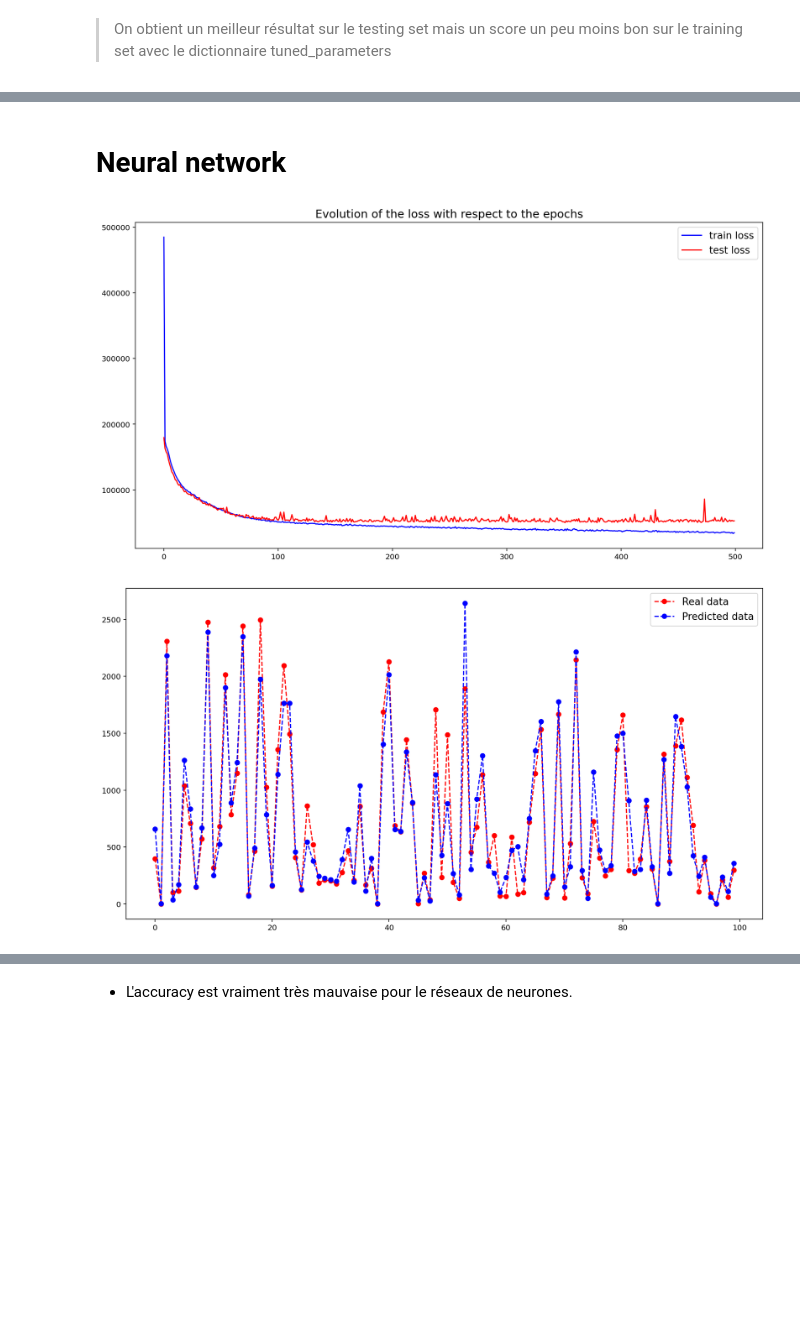
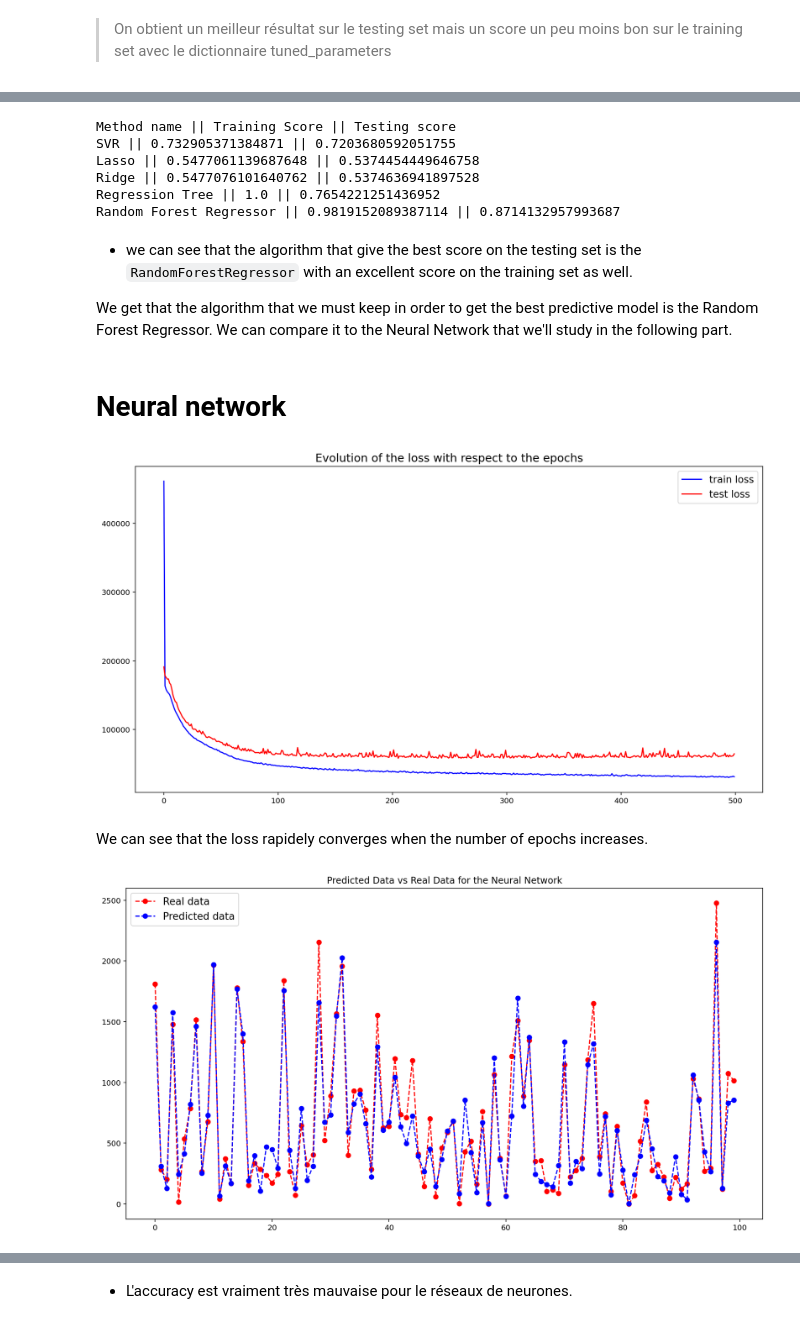
Before and after one commit to Victor-Manach/SD210, a Jupyter notebook: Regression_task.ipynb, the cells around one changed output, grey strips where cells are left out. Drawn from its saved outputs; the diff is of its cells as text; code cells hidden in the pictures; blank space fills up the shorter version.

````diff
--- a/Regression_task.ipynb
+++ b/Regression_task.ipynb
@@ -192,8 +241,8 @@ plt.show()
 
 # Test 1
 tuned_parameters = {'min_samples_leaf' : np.arange(1,10)} # Augmentation sensible du score avec ça
-param_grid = {'max_features': [2, 3],'min_samples_leaf': [1,2,3, 4, 5],'min_samples_split': [1,2,3,4]}
-rf_random = GridSearchCV(RandomForestRegressor(), param_grid)
+#param_grid = {'max_features': [2, 3],'min_samples_leaf': [1,2,3, 4, 5],'min_samples_split': [1,2,3,4]}
+rf_cv = GridSearchCV(RandomForestRegressor(), tuned_parameters)
 
-rf_random.fit(x_train, y_train)
+rf_cv.fit(x_train, y_train)
 # %% [output]
@@ -238,3 +271,18 @@ array([0.86425335, 0.86670222, 0.86969135, 0.86797615, 0.84592176])
+# %%
+print('Method name || Training Score || Testing score ')
+for i,j,k in performance_list:
+    print('{} || {} || {} '.format(i,j,k))
+# %% [output]
+Method name || Training Score || Testing score
+SVR || 0.732905371384871 || 0.7203680592051755
+Lasso || 0.5477061139687648 || 0.5374454449646758
+Ridge || 0.5477076101640762 || 0.5374636941897528
+Regression Tree || 1.0 || 0.7654221251436952
+Random Forest Regressor || 0.9819152089387114 || 0.8714132957993687
+# %% [markdown]
+- we can see that the algorithm that give the best score on the testing set is the ```RandomForestRegressor``` with an excellent score on the training set as well.
+
+We get that the algorithm that we must keep in order to get the best predictive model is the Random Forest Regressor. We can compare it to the Neural Network that we'll study in the following part.
 # %% [markdown]
 # Neural network
 # %%
@@ -259,17 +307,20 @@ plt.title('Evolution of the loss with respect to the epochs', size=15)
 plt.legend(fontsize=13)
 plt.show()
 # %% [output]
-[figure, old version]
+[figure, new version]
+# %% [markdown]
+We can see that the loss rapidely converges when the number of epochs increases.
 # %%
 y_pred_NN = model.predict(x_test)
 # %%
 plt.figure(figsize=(15,8))
 plt.plot(y_test.values[100:200], color = 'r', marker='o', linestyle='--', label = 'Real data')
 plt.plot(y_pred_NN[100:200], color = 'b', marker='o', linestyle='--', label = 'Predicted data')
 plt.legend(fontsize=13)
+plt.title('Predicted Data vs Real Data for the Neural Network')
 plt.show()
 # %% [output]
-[figure, old version]
+[figure, new version]
 # %%
 model.evaluate(x_test, y_test), model.evaluate(x_train, y_train)
 # %% [output]
````
Also changed, not shown: parts of 42 cells of this notebook.
